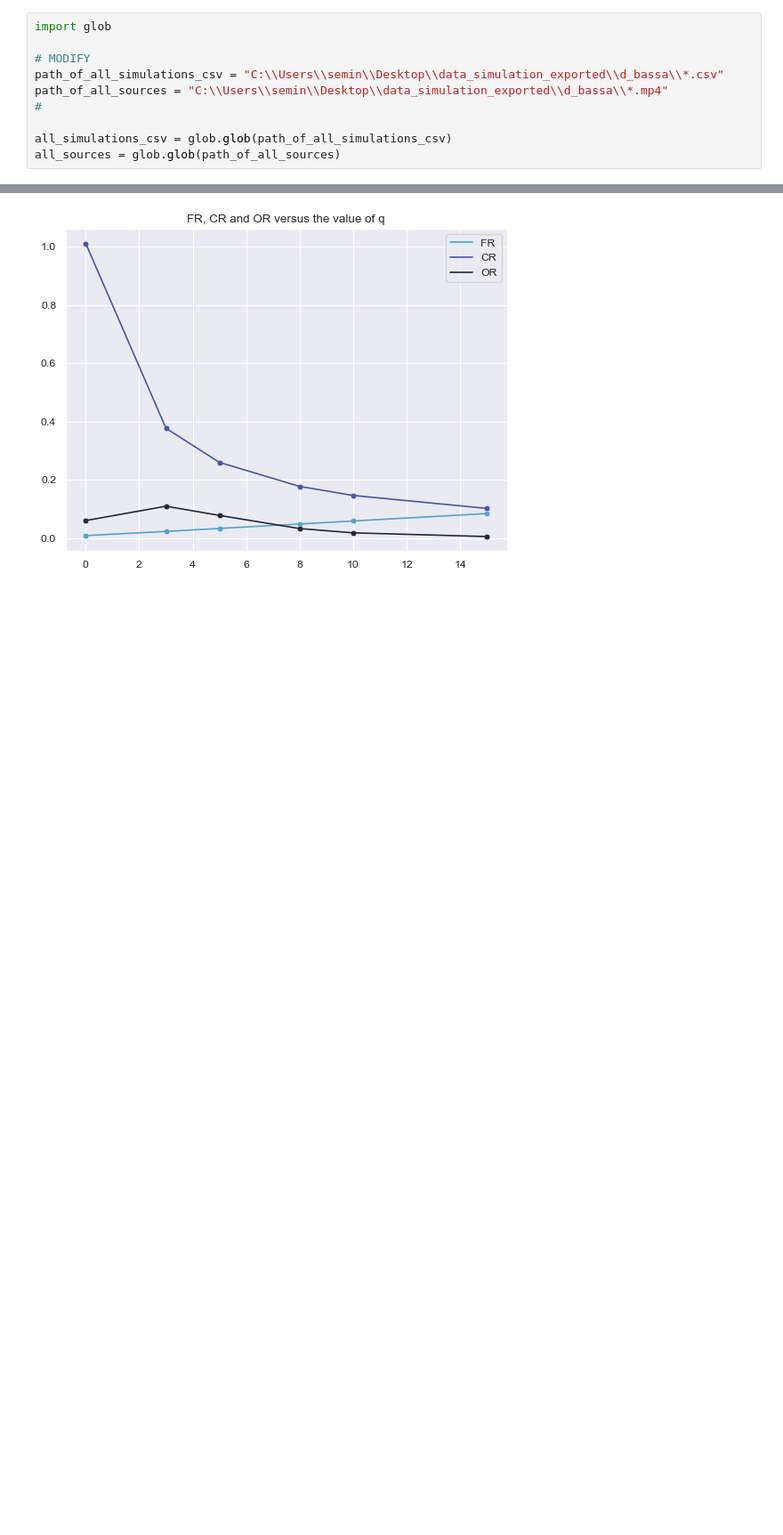
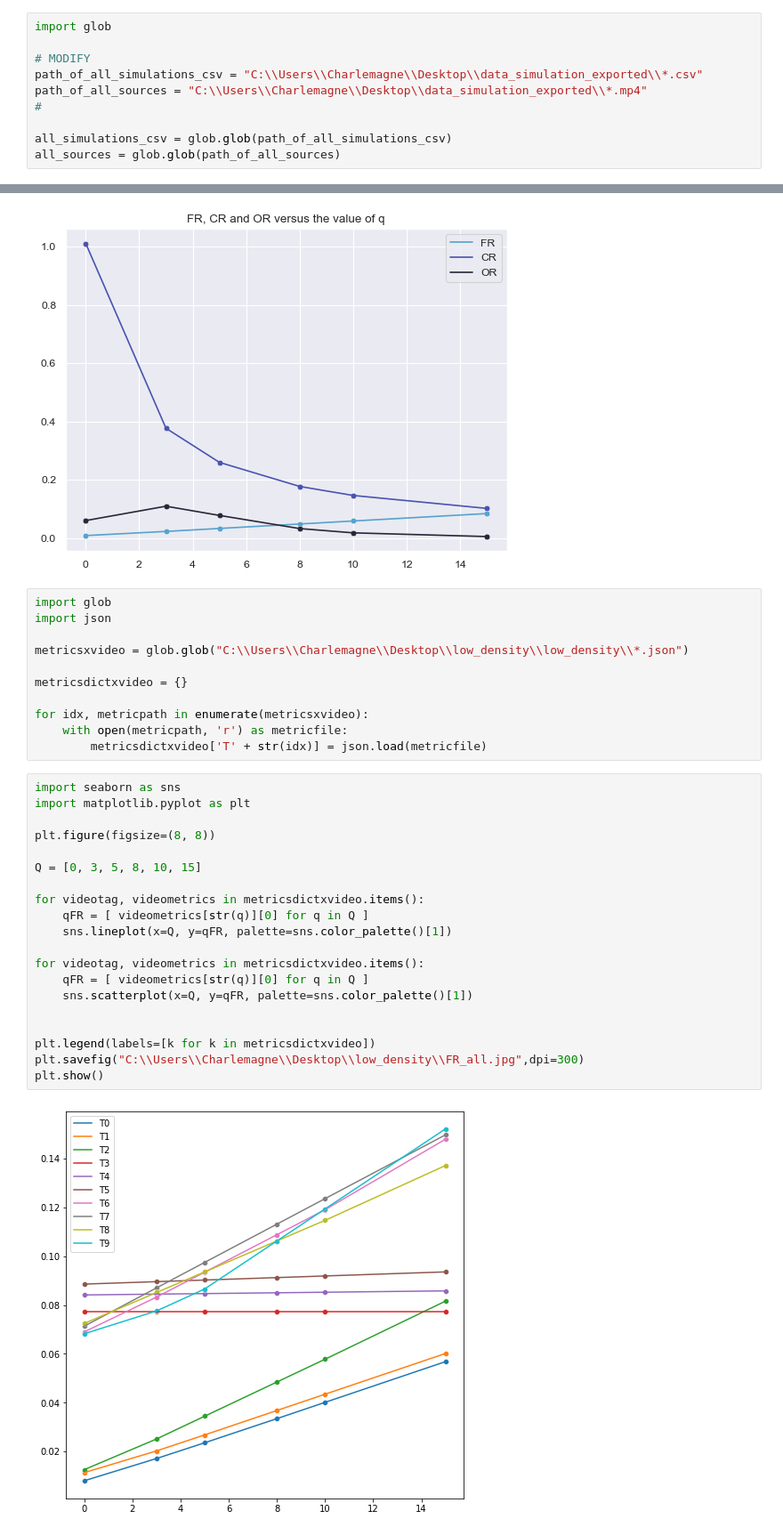
Before and after one commit to pcgvs/pcgvs, a Jupyter notebook: notebooks/6. Video Synopsis on synthetic data.ipynb, the cells around one changed output, grey strips where cells are left out. Shown at 89% size. Saved outputs shown, nothing was run; the diff lists cells and outputs as text; blank space fills up the shorter version.

Commit message:
add multiline plot

```diff
--- a/notebooks/6. Video Synopsis on synthetic data.ipynb
+++ b/notebooks/6. Video Synopsis on synthetic data.ipynb
@@ -67,8 +68,8 @@ def pipeline(tubes_path_csv: str, source: str, q: int):
 import glob
 
 # MODIFY
-path_of_all_simulations_csv = "C:\\Users\\semin\\Desktop\\data_simulation_exported\\d_bassa\\*.csv"
-path_of_all_sources = "C:\\Users\\semin\\Desktop\\data_simulation_exported\\d_bassa\\*.mp4"
+path_of_all_simulations_csv = "C:\\Users\\Charlemagne\\Desktop\\data_simulation_exported\\*.csv"
+path_of_all_sources = "C:\\Users\\Charlemagne\\Desktop\\data_simulation_exported\\*.mp4"
 #
 
 all_simulations_csv = glob.glob(path_of_all_simulations_csv)
@@ -192,3 +142,36 @@ for i in range(count):
     plt.show()
 # %% [output]
 [figure]
+# %%
+import glob
+import json
+
+metricsxvideo = glob.glob("C:\\Users\\Charlemagne\\Desktop\\low_density\\low_density\\*.json")
+
+metricsdictxvideo = {}
+
+for idx, metricpath in enumerate(metricsxvideo):
+    with open(metricpath, 'r') as metricfile:
+        metricsdictxvideo['T' + str(idx)] = json.load(metricfile)
+# %%
+import seaborn as sns
+import matplotlib.pyplot as plt
+
+plt.figure(figsize=(8, 8))
+
+Q = [0, 3, 5, 8, 10, 15]
+
+for videotag, videometrics in metricsdictxvideo.items():
+    qFR = [ videometrics[str(q)][0] for q in Q ]
+    sns.lineplot(x=Q, y=qFR, palette=sns.color_palette()[1])
+
+for videotag, videometrics in metricsdictxvideo.items():
+    qFR = [ videometrics[str(q)][0] for q in Q ]
+    sns.scatterplot(x=Q, y=qFR, palette=sns.color_palette()[1])
+
+
+plt.legend(labels=[k for k in metricsdictxvideo])
+plt.savefig("C:\\Users\\Charlemagne\\Desktop\\low_density\\FR_all.jpg",dpi=300)
+plt.show()
+# %% [output]
+[figure, added]
```
Also changed, not shown: parts of 4 cells of this notebook, 4 other files.
